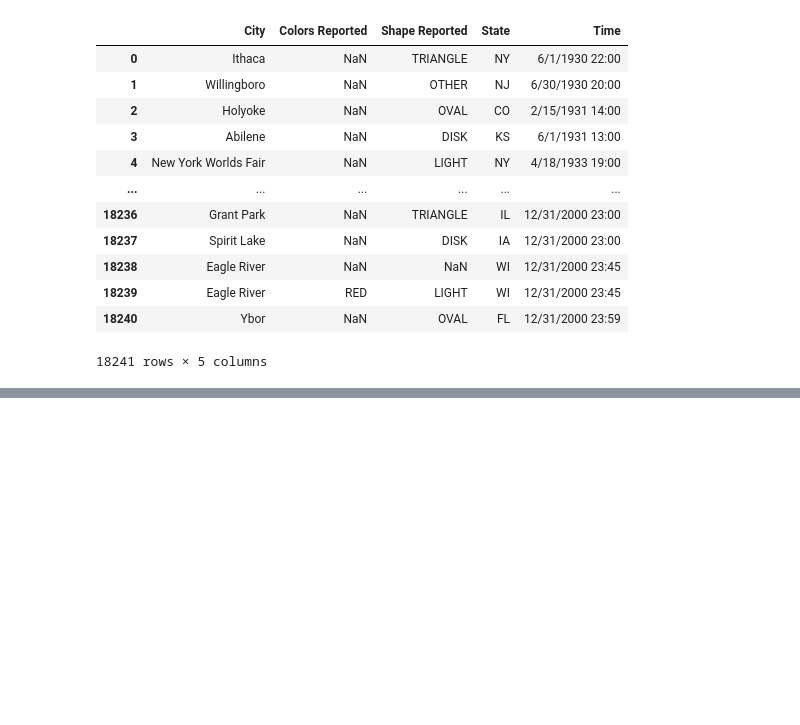
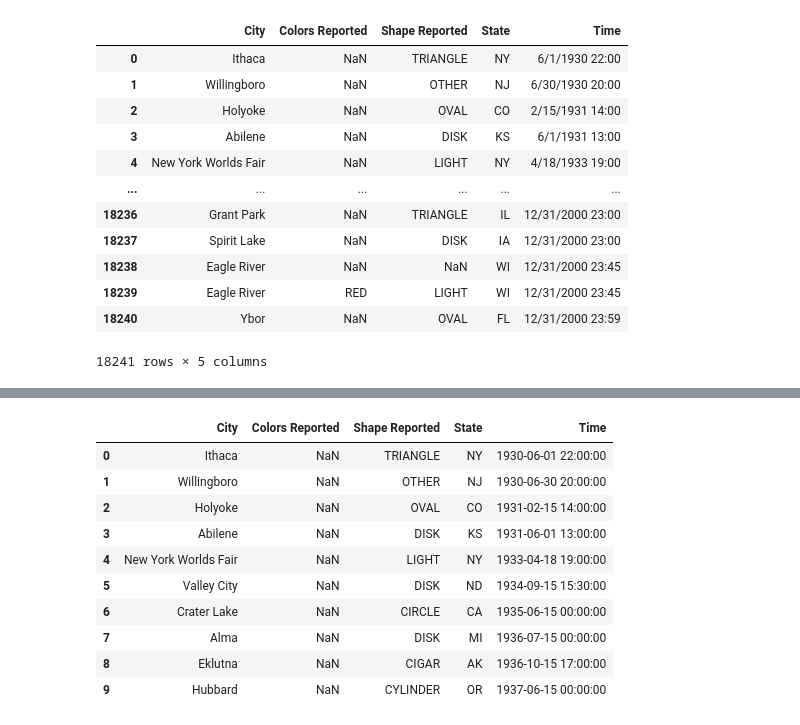
Before and after one commit to Manojgharge07/DataScience-Mentorship-Python-Basic, a Jupyter notebook: Python_Basics_17_Pandas_DateTime.ipynb, the cells around one changed output, grey strips where cells are left out. Cells and saved outputs as stored; diff of their text form; code cells hidden in the pictures; blank space fills up the shorter version.

```diff
--- a/Python_Basics_17_Pandas_DateTime.ipynb
+++ b/Python_Basics_17_Pandas_DateTime.ipynb
@@ -270,8 +270,11 @@ datetime.timedelta(days=-730, seconds=10800)
 # %%
 import pandas as pd
 
-url = pd.read_csv('http://bit.ly/uforeports')
-url
+url = 'http://bit.ly/uforeports'
+
+# read csv file
+df = pd.read_csv(url)
+df
 # %% [output]
 |  | City | Colors Reported | Shape Reported | State | Time |
 | 0 | Ithaca | NaN | TRIANGLE | NY | 6/1/1930 22:00 |
@@ -297,0 +307,17 @@ drive.mount('/content/drive')
+# %%
+# Convert the Time column to datetime format
+df['Time'] = pd.to_datetime(df.Time)
+
+df.head(10)
+# %% [output]
+|  | City | Colors Reported | Shape Reported | State | Time |
+| 0 | Ithaca | NaN | TRIANGLE | NY | 1930-06-01 22:00:00 |
+| 1 | Willingboro | NaN | OTHER | NJ | 1930-06-30 20:00:00 |
+| 2 | Holyoke | NaN | OVAL | CO | 1931-02-15 14:00:00 |
+| 3 | Abilene | NaN | DISK | KS | 1931-06-01 13:00:00 |
+| 4 | New York Worlds Fair | NaN | LIGHT | NY | 1933-04-18 19:00:00 |
+| 5 | Valley City | NaN | DISK | ND | 1934-09-15 15:30:00 |
+| 6 | Crater Lake | NaN | CIRCLE | CA | 1935-06-15 00:00:00 |
+| 7 | Alma | NaN | DISK | MI | 1936-07-15 00:00:00 |
+| 8 | Eklutna | NaN | CIGAR | AK | 1936-10-15 17:00:00 |
+| 9 | Hubbard | NaN | CYLINDER | OR | 1937-06-15 00:00:00 |
```
Also changed, not shown: parts of 28 cells of this notebook.
